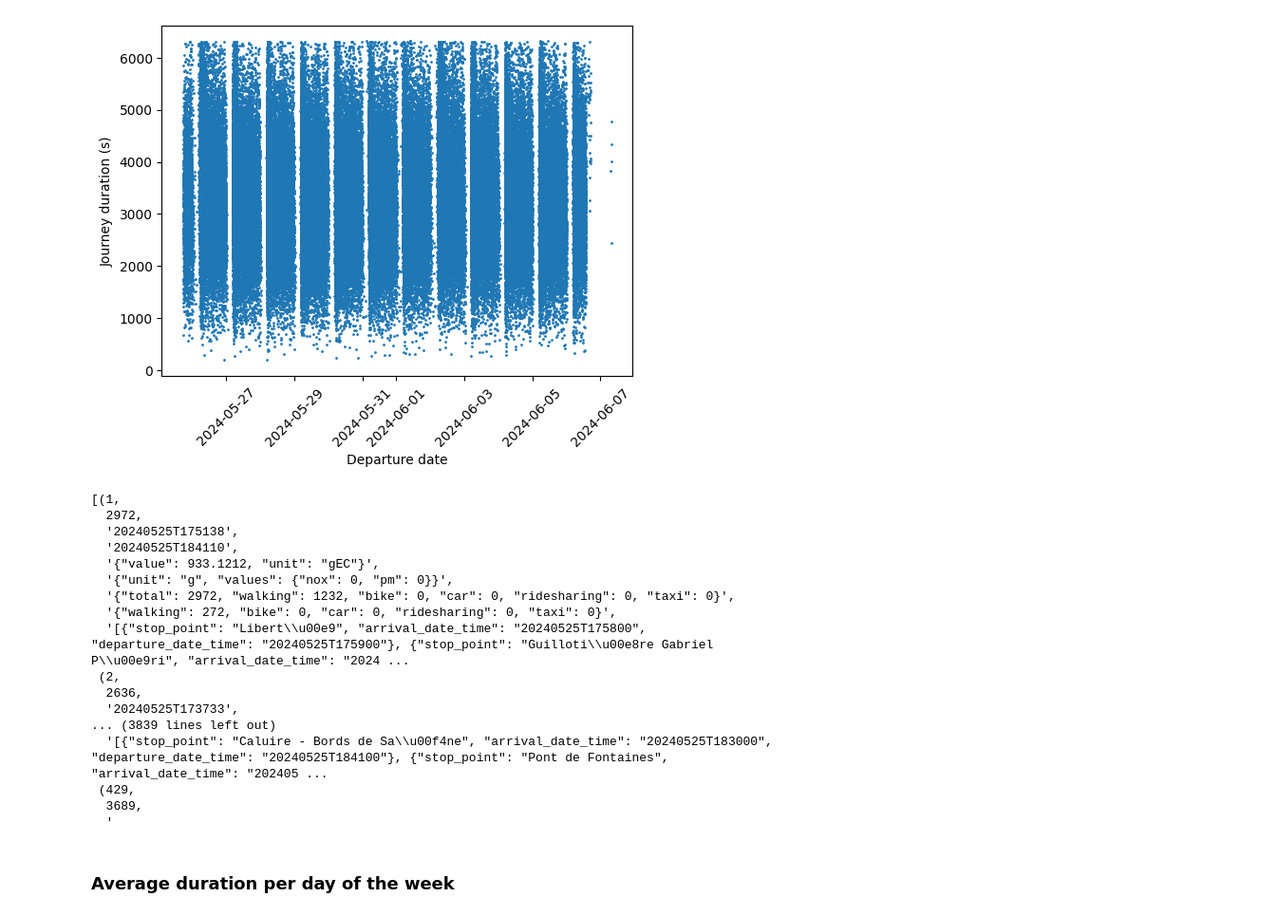
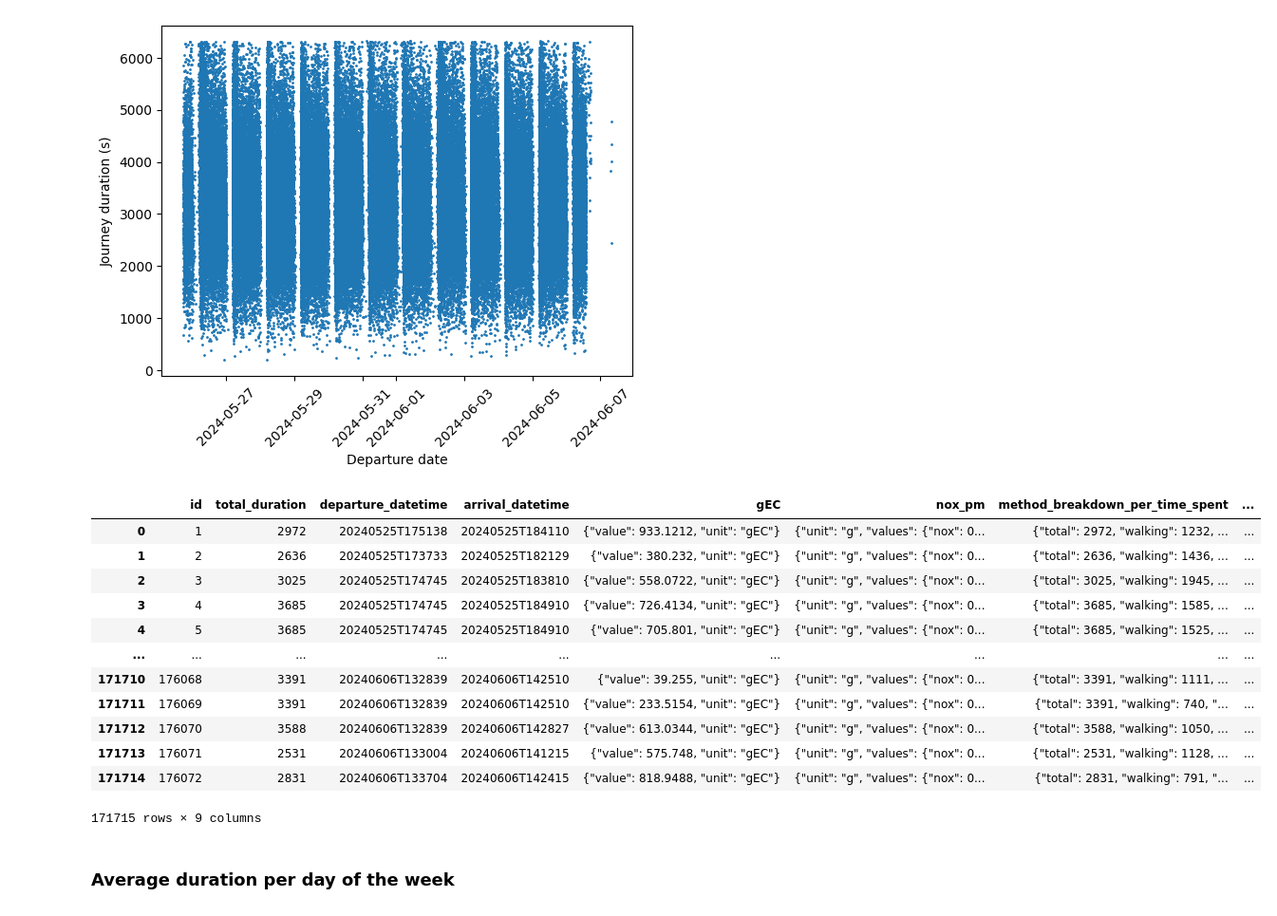
Before and after one commit to AldenCutler/LyonE24, a Jupyter notebook: stats-graphs/journeys.ipynb, the cells around one changed output. Shown at 95% size. Saved outputs shown, nothing was run; the diff lists cells and outputs as text; code cells hidden in the pictures.

Commit message:
add journeys dataframe

```diff
--- a/stats-graphs/journeys.ipynb
+++ b/stats-graphs/journeys.ipynb
@@ -157,27 +157,24 @@ plt.show()
 # %%
 #
 cursor.execute("SELECT * FROM journeys WHERE total_duration < ?", (q3 + 1.5 * iqr,))
 journeys = cursor.fetchall()
-journeys
-# journeys_df = pd.DataFrame(journeys, columns=['id', 'total_duration', 'departure_datetime', 'arrival_datetime', 'gEC', 'nox_pm', 'method_breakdown_per_time', 'path_timestamped'])
+journeys_df = pd.DataFrame(journeys, columns=['id', 'total_duration', 'departure_datetime', 'arrival_datetime', 'gEC', 'nox_pm', 'method_breakdown_per_time_spent', 'method', 'path_timestamped'])
+
+journeys_df
 # %% [output]
+|  | id | total_duration | departure_datetime | arrival_datetime | gEC | nox_pm | method_breakdown_per_time_spent | ... |
+| 0 | 1 | 2972 | 20240525T175138 | 20240525T184110 | {"value": 933.1212, "unit": "gEC"} | {"unit": "g", "values": {"nox": 0... | {"total": 2972, "walking": 1232, ... | ... |
+| 1 | 2 | 2636 | 20240525T173733 | 20240525T182129 | {"value": 380.232, "unit": "gEC"} | {"unit": "g", "values": {"nox": 0... | {"total": 2636, "walking": 1436, ... | ... |
+| 2 | 3 | 3025 | 20240525T174745 | 20240525T183810 | {"value": 558.0722, "unit": "gEC"} | {"unit": "g", "values": {"nox": 0... | {"total": 3025, "walking": 1945, ... | ... |
+| 3 | 4 | 3685 | 20240525T174745 | 20240525T184910 | {"value": 726.4134, "unit": "gEC"} | {"unit": "g", "values": {"nox": 0... | {"total": 3685, "walking": 1585, ... | ... |
+| 4 | 5 | 3685 | 20240525T174745 | 20240525T184910 | {"value": 705.801, "unit": "gEC"} | {"unit": "g", "values": {"nox": 0... | {"total": 3685, "walking": 1525, ... | ... |
+| ... | ... | ... | ... | ... | ... | ... | ... | ... |
+| 171710 | 176068 | 3391 | 20240606T132839 | 20240606T142510 | {"value": 39.255, "unit": "gEC"} | {"unit": "g", "values": {"nox": 0... | {"total": 3391, "walking": 1111, ... | ... |
+| 171711 | 176069 | 3391 | 20240606T132839 | 20240606T142510 | {"value": 233.5154, "unit": "gEC"} | {"unit": "g", "values": {"nox": 0... | {"total": 3391, "walking": 740, "... | ... |
+| 171712 | 176070 | 3588 | 20240606T132839 | 20240606T142827 | {"value": 613.0344, "unit": "gEC"} | {"unit": "g", "values": {"nox": 0... | {"total": 3588, "walking": 1050, ... | ... |
+| 171713 | 176071 | 2531 | 20240606T133004 | 20240606T141215 | {"value": 575.748, "unit": "gEC"} | {"unit": "g", "values": {"nox": 0... | {"total": 2531, "walking": 1128, ... | ... |
+| 171714 | 176072 | 2831 | 20240606T133704 | 20240606T142415 | {"value": 818.9488, "unit": "gEC"} | {"unit": "g", "values": {"nox": 0... | {"total": 2831, "walking": 791, "... | ... |
-[(1,
-  2972,
-  '20240525T175138',
-  '20240525T184110',
-  '{"value": 933.1212, "unit": "gEC"}',
-  '{"unit": "g", "values": {"nox": 0, "pm": 0}}',
-  '{"total": 2972, "walking": 1232, "bike": 0, "car": 0, "ridesharing": 0, "taxi": 0}',
-  '{"walking": 272, "bike": 0, "car": 0, "ridesharing": 0, "taxi": 0}',
-  '[{"stop_point": "Libert\\u00e9", "arrival_date_time": "20240525T175800", "departure_date_time": "20240525T175900"}, {"stop_point": "Guilloti\\u00e8re Gabriel P\\u00e9ri", "arrival_date_time": "2024 ...
- (2,
-  2636,
-  '20240525T173733',
-... (3839 lines left out)
-  '[{"stop_point": "Caluire - Bords de Sa\\u00f4ne", "arrival_date_time": "20240525T183000", "departure_date_time": "20240525T184100"}, {"stop_point": "Pont de Fontaines", "arrival_date_time": "202405 ...
- (429,
-  3689,
-  '
+171715 rows × 9 columns
 # %% [markdown]
 ### Average duration per day of the week
 # %%
```
Also changed, not shown: parts of 1 cell of this notebook.
